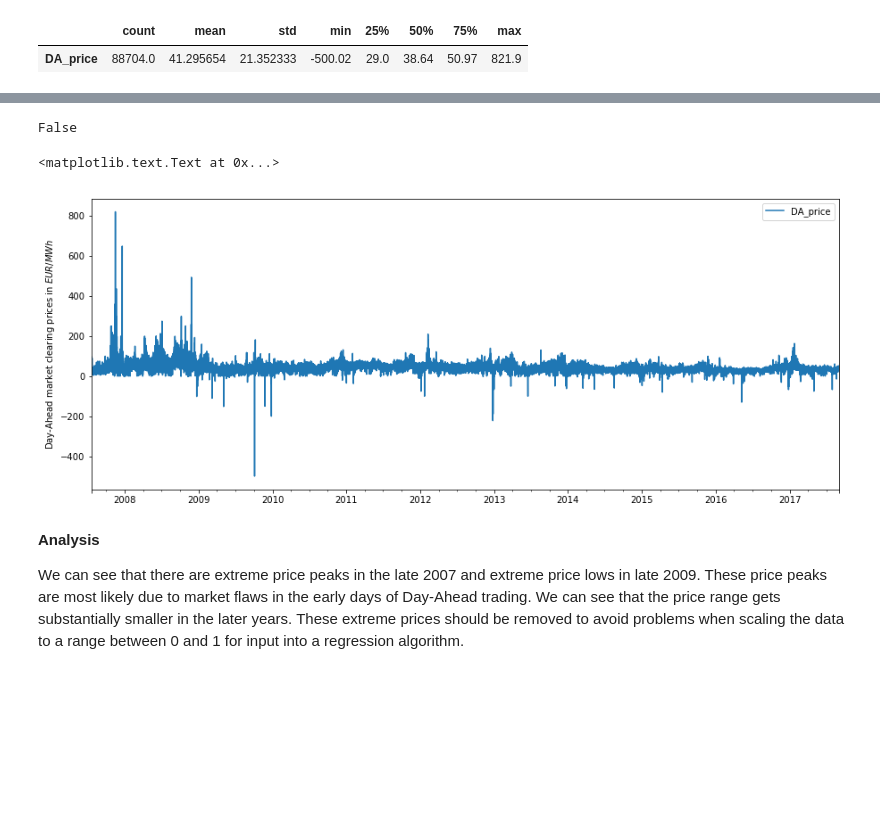
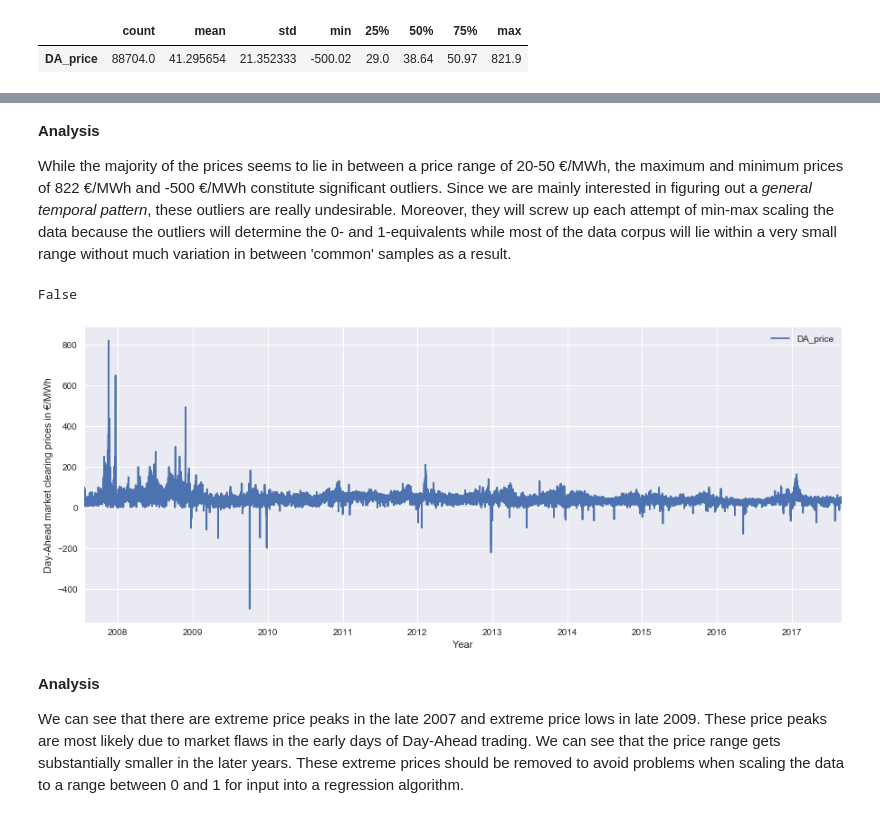
Before and after one commit to Octiembre80/DA-electricity-price-forecasting, a Jupyter notebook: timeseries_model.ipynb, the cells around one changed output, grey strips where cells are left out. Cells and saved outputs as stored; diff of their text form; code cells hidden in the pictures; blank space fills up the shorter version.

```diff
--- a/timeseries_model.ipynb
+++ b/timeseries_model.ipynb
@@ -48,3 +42,7 @@ da_raw['2015-03-29']
+# %% [markdown]
+**Analysis**
+
+While the majority of the prices seems to lie in between a price range of 20-50 €/MWh, the maximum and minimum prices of 822 €/MWh and -500 €/MWh constitute significant outliers. Since we are mainly interested in figuring out a _general temporal pattern_, these outliers are really undesirable. Moreover, they will screw up each attempt of min-max scaling the data because the outliers will determine the 0- and 1-equivalents while most of the data corpus will lie within a very small range without much variation in between 'common' samples as a result.
 # %%
 # check if their are any gaps within the data
 any(da_raw.dropna().index.to_series().diff() > pd.Timedelta('01:00:00'))
@@ -52,10 +50,10 @@ any(da_raw.dropna().index.to_series().diff() > pd.Timedelta('01:00:00'))
 False
 # %%
 ax = da_raw.plot(figsize=(15, 6))
-ax.set_ylabel('Day-Ahead market clearing prices in $EUR/MWh$')
+ax.set_ylabel('Day-Ahead market clearing prices in €/MWh')
+ax.set_xlabel('Year');
 # %% [output]
-<matplotlib.text.Text at 0x...>
-[figure, old version]
+[figure, new version]
 # %% [markdown]
 __Analysis__
 
```
Also changed, not shown: parts of 28 cells of this notebook, 3 other files.
